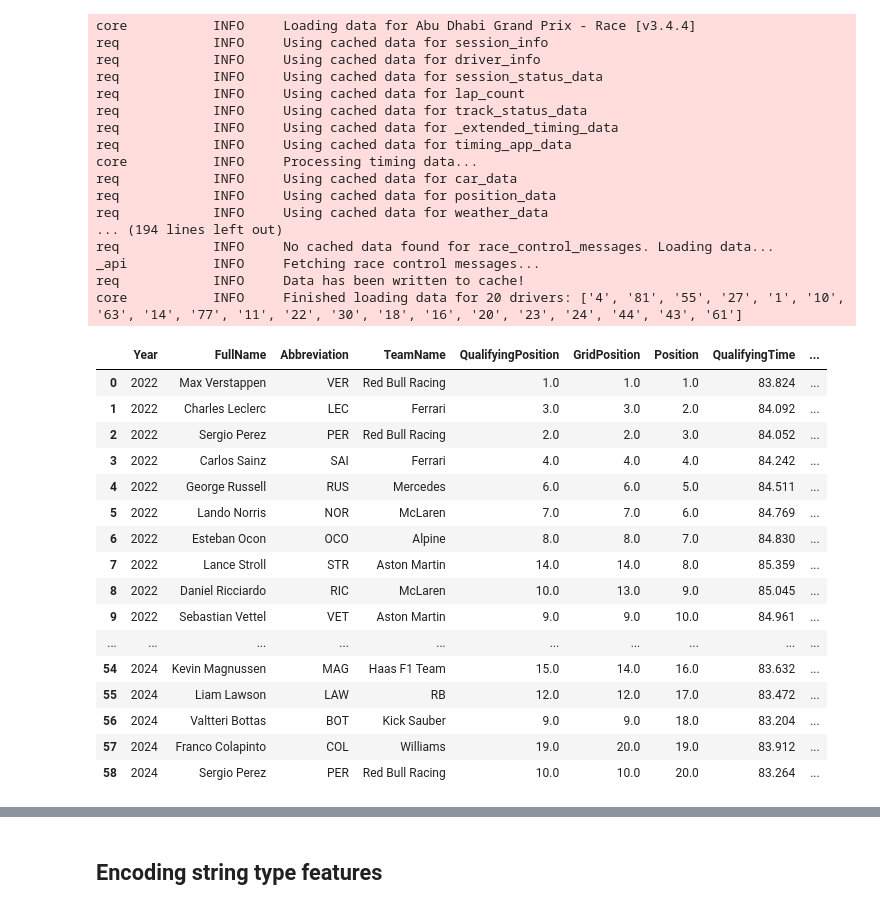
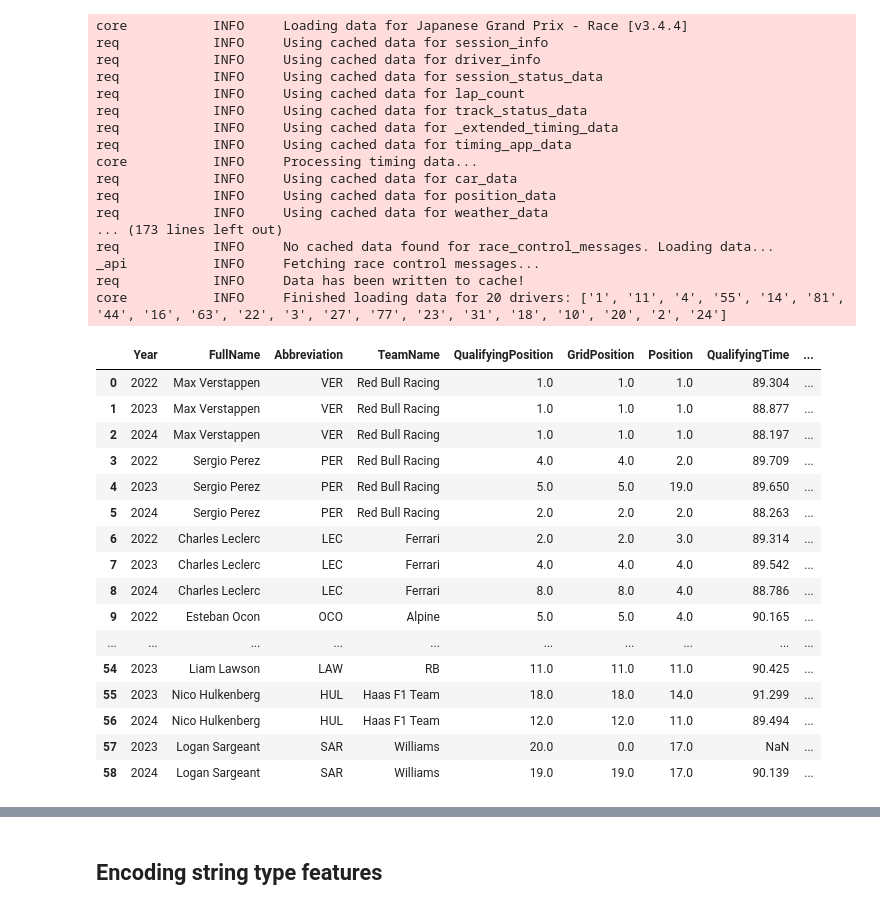
Before and after one commit to petarstamenkovic/F1-Race-Predictor, a Jupyter notebook: F1_Race_Predictor.ipynb, the cells around one changed output, grey strips where cells are left out. Saved outputs shown, nothing was run; the diff lists cells and outputs as text; code cells hidden in the pictures.

```diff
--- a/F1_Race_Predictor.ipynb
+++ b/F1_Race_Predictor.ipynb
@@ -18,7 +18,7 @@ fastf1.Cache.enable_cache(custom_cache_folder)
 experience = pd.read_csv("Dataset/DriverInfo.csv")
 
 # Import a race name - Later this will be a user input
-circuit_name = "Abu Dhabi"
+circuit_name = "Japanese Grand Prix"
 
 # Function that gets race data
 def get_race_data(year, circuit):
@@ -143,49 +143,59 @@ final_data["TimeRatio"] = final_data.apply(
     else None,
     axis=1
 )
 
+
 # Clean up the final DataFrame
 final_data = final_data[[
     'Year', 'FullName', 'Abbreviation', 'TeamName',
     'QualifyingPosition', 'GridPosition', 'Position',
     'QualifyingTime', 'FastestLap', 'TimeRatio', 'SpeedTrapQualy',
     'Temperature', 'Humidity', 'Rain', 'Status','NumberOfRaces'
     # Add any columns from experience.csv that you need
 ]]
 
+team_mappings = {
+    'Alfa Romeo': 'Kick Sauber',
+    'AlphaTauri': 'RB'
+}
+
+final_data['TeamName'] = final_data['TeamName'].replace(team_mappings)
+
+
+
 final_data
 # %% [output]
-core           INFO     Loading data for Abu Dhabi Grand Prix - Race [v3.4.4]
+core           INFO     Loading data for Japanese Grand Prix - Race [v3.4.4]
 req            INFO     Using cached data for session_info
 req            INFO     Using cached data for driver_info
 req            INFO     Using cached data for session_status_data
 req            INFO     Using cached data for lap_count
 req            INFO     Using cached data for track_status_data
 req            INFO     Using cached data for _extended_timing_data
 req            INFO     Using cached data for timing_app_data
 core           INFO     Processing timing data...
 req            INFO     Using cached data for car_data
 req            INFO     Using cached data for position_data
 req            INFO     Using cached data for weather_data
-... (194 lines left out)
+... (173 lines left out)
 req            INFO     No cached data found for race_control_messages. Loading data...
 _api           INFO     Fetching race control messages...
 req            INFO     Data has been written to cache!
-core           INFO     Finished loading data for 20 drivers: ['4', '81', '55', '27', '1', '10', '63', '14', '77', '11', '22', '30', '18', '16', '20', '23', '24', '44', '43', '61']
+core           INFO     Finished loading data for 20 drivers: ['1', '11', '4', '55', '14', '81', '44', '16', '63', '22', '3', '27', '77', '23', '31', '18', '10', '20', '2', '24']
 |  | Year | FullName | Abbreviation | TeamName | QualifyingPosition | GridPosition | Position | QualifyingTime | ... |
-| 0 | 2022 | Max Verstappen | VER | Red Bull Racing | 1.0 | 1.0 | 1.0 | 83.824 | ... |
-| 1 | 2022 | Charles Leclerc | LEC | Ferrari | 3.0 | 3.0 | 2.0 | 84.092 | ... |
-| 2 | 2022 | Sergio Perez | PER | Red Bull Racing | 2.0 | 2.0 | 3.0 | 84.052 | ... |
-| 3 | 2022 | Carlos Sainz | SAI | Ferrari | 4.0 | 4.0 | 4.0 | 84.242 | ... |
-| 4 | 2022 | George Russell | RUS | Mercedes | 6.0 | 6.0 | 5.0 | 84.511 | ... |
-| 5 | 2022 | Lando Norris | NOR | McLaren | 7.0 | 7.0 | 6.0 | 84.769 | ... |
-| 6 | 2022 | Esteban Ocon | OCO | Alpine | 8.0 | 8.0 | 7.0 | 84.830 | ... |
-| 7 | 2022 | Lance Stroll | STR | Aston Martin | 14.0 | 14.0 | 8.0 | 85.359 | ... |
-| 8 | 2022 | Daniel Ricciardo | RIC | McLaren | 10.0 | 13.0 | 9.0 | 85.045 | ... |
-| 9 | 2022 | Sebastian Vettel | VET | Aston Martin | 9.0 | 9.0 | 10.0 | 84.961 | ... |
+| 0 | 2022 | Max Verstappen | VER | Red Bull Racing | 1.0 | 1.0 | 1.0 | 89.304 | ... |
+| 1 | 2023 | Max Verstappen | VER | Red Bull Racing | 1.0 | 1.0 | 1.0 | 88.877 | ... |
+| 2 | 2024 | Max Verstappen | VER | Red Bull Racing | 1.0 | 1.0 | 1.0 | 88.197 | ... |
+| 3 | 2022 | Sergio Perez | PER | Red Bull Racing | 4.0 | 4.0 | 2.0 | 89.709 | ... |
+| 4 | 2023 | Sergio Perez | PER | Red Bull Racing | 5.0 | 5.0 | 19.0 | 89.650 | ... |
+| 5 | 2024 | Sergio Perez | PER | Red Bull Racing | 2.0 | 2.0 | 2.0 | 88.263 | ... |
+| 6 | 2022 | Charles Leclerc | LEC | Ferrari | 2.0 | 2.0 | 3.0 | 89.314 | ... |
+| 7 | 2023 | Charles Leclerc | LEC | Ferrari | 4.0 | 4.0 | 4.0 | 89.542 | ... |
+| 8 | 2024 | Charles Leclerc | LEC | Ferrari | 8.0 | 8.0 | 4.0 | 88.786 | ... |
+| 9 | 2022 | Esteban Ocon | OCO | Alpine | 5.0 | 5.0 | 4.0 | 90.165 | ... |
 | ... | ... | ... | ... | ... | ... | ... | ... | ... | ... |
-| 54 | 2024 | Kevin Magnussen | MAG | Haas F1 Team | 15.0 | 14.0 | 16.0 | 83.632 | ... |
-| 55 | 2024 | Liam Lawson | LAW | RB | 12.0 | 12.0 | 17.0 | 83.472 | ... |
-| 56 | 2024 | Valtteri Bottas | BOT | Kick Sauber | 9.0 | 9.0 | 18.0 | 83.204 | ... |
-| 57 | 2024 | Franco Colapinto | COL | Williams | 19.0 | 20.0 | 19.0 | 83.912 | ... |
-| 58 | 2024 | Sergio Perez | PER | Red Bull Racing | 10.0 | 10.0 | 20.0 | 83.264 | ... |
+| 54 | 2023 | Liam Lawson | LAW | RB | 11.0 | 11.0 | 11.0 | 90.425 | ... |
+| 55 | 2023 | Nico Hulkenberg | HUL | Haas F1 Team | 18.0 | 18.0 | 14.0 | 91.299 | ... |
+| 56 | 2024 | Nico Hulkenberg | HUL | Haas F1 Team | 12.0 | 12.0 | 11.0 | 89.494 | ... |
+| 57 | 2023 | Logan Sargeant | SAR | Williams | 20.0 | 0.0 | 17.0 | NaN | ... |
+| 58 | 2024 | Logan Sargeant | SAR | Williams | 19.0 | 19.0 | 17.0 | 90.139 | ... |
```
Also changed, not shown: parts of 4 cells of this notebook.
